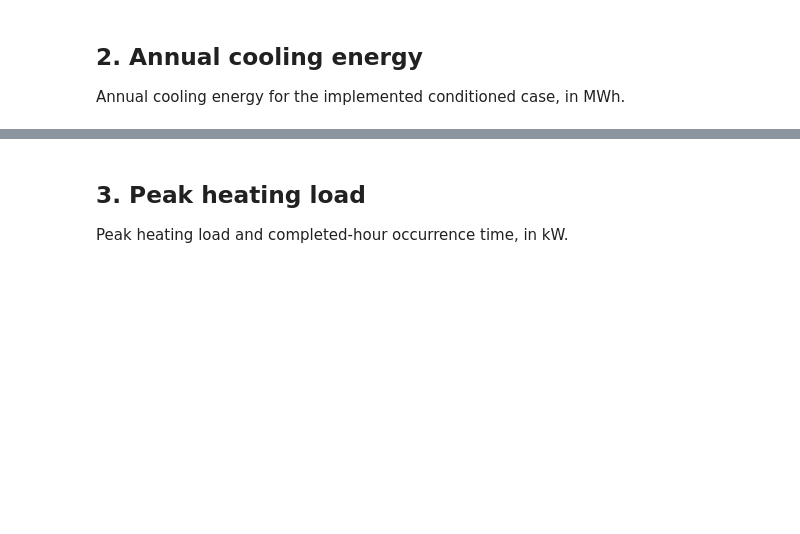
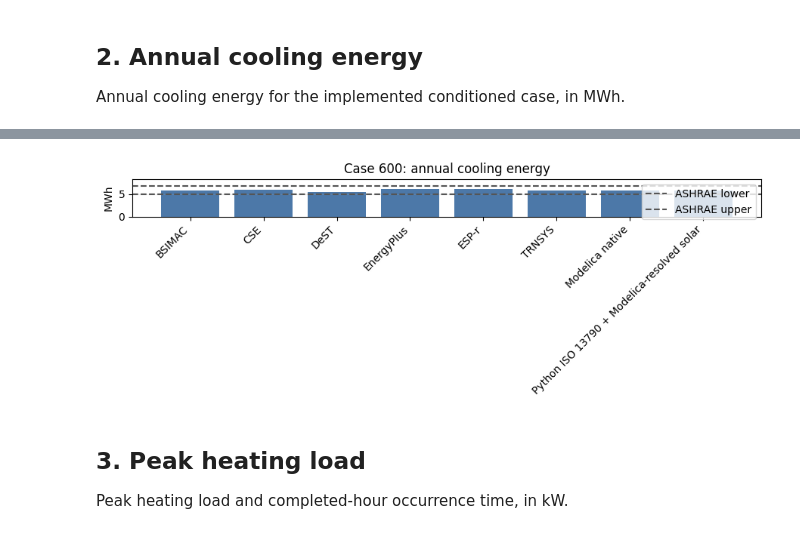
Before and after one commit to bruiarc/_BESTEST, a Jupyter notebook: notebooks/02_case600_pilot_validation.ipynb, the cells around one changed output, grey strips where cells are left out. Cells and saved outputs as stored; diff of their text form; code cells hidden in the pictures; blank space fills up the shorter version.

```diff
--- a/notebooks/02_case600_pilot_validation.ipynb
+++ b/notebooks/02_case600_pilot_validation.ipynb
@@ -54,0 +53,5 @@ plt.xticks(rotation=45, ha='right'); plt.tight_layout()
+# %%
+cooling = annual_energy_table(metrics, reference, case, 'annual_cooling_energy', ISO_MODE)
+display(cooling)
+annual_range_plot(cooling, f'Case {case}: annual cooling energy')
+# %% [output]
@@ -55,3 +60,4 @@ plt.xticks(rotation=45, ha='right'); plt.tight_layout()
+[figure, added]
 # %% [markdown]
 ## 3. Peak heating load
 
```
Also changed, not shown: parts of 12 cells of this notebook, 12 other files.
